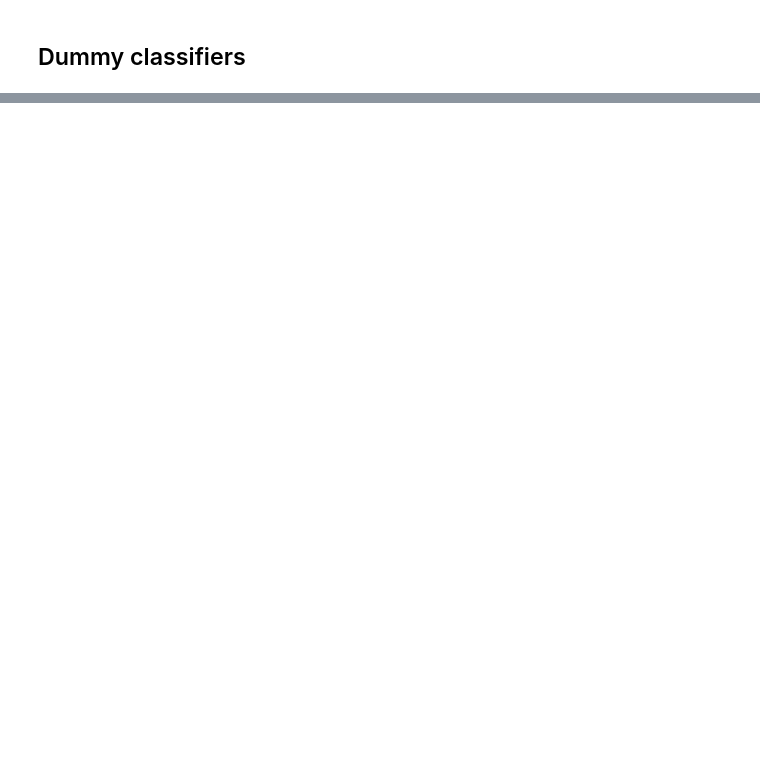
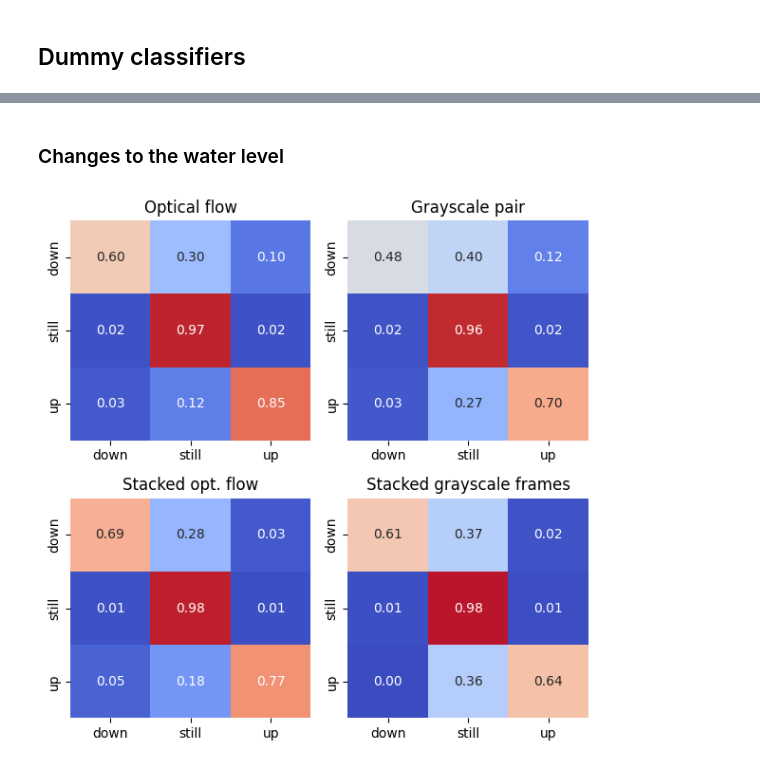
Before and after one commit to cmranieri/flood-detection, a Jupyter notebook: src/analyse_results.ipynb, the cells around one changed output, grey strips where cells are left out. Cells and saved outputs as stored; diff of their text form; code cells hidden in the pictures; blank space fills up the shorter version.

```diff
--- a/src/analyse_results.ipynb
+++ b/src/analyse_results.ipynb
@@ -346,0 +296,17 @@ Mean: 0.9903592315101389 , Std: 0.0007688714141738662
+# %% [markdown]
+### Changes to the water level
+# %%
+base_paths = list()
+base_paths.append('/models/single_flow_diffs_v0')
+base_paths.append('/models/single_gray_flow_diffs_v0')
+base_paths.append('/models/stack_flow_diffs_v0')
+base_paths.append('/models/pair_gray_diffs_v0')
+
+plot_titles = ['Optical flow', 'Grayscale pair', 'Stacked opt. flow', 'Stacked grayscale frames']
+lbl_names = ['down', 'still', 'up']
+
+fig = provide_all_subplots(base_paths, plot_titles, figsize=(6,6), lbl_names=lbl_names)
+plt.show()
+fig.savefig('cf_diffs.pdf')
+# %% [output]
+[figure, added]
```
Also changed, not shown: parts of 14 cells of this notebook, 1 other file.
